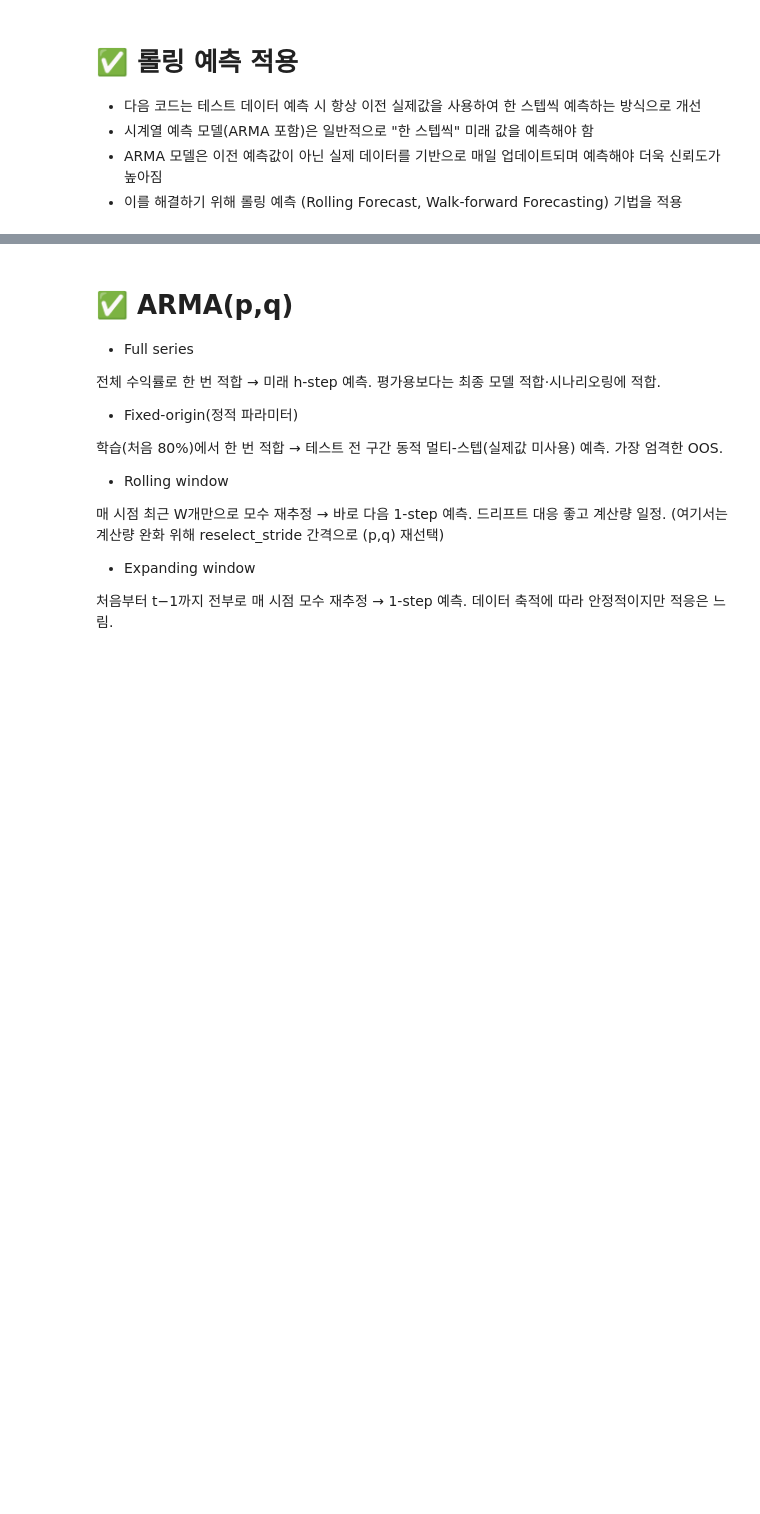
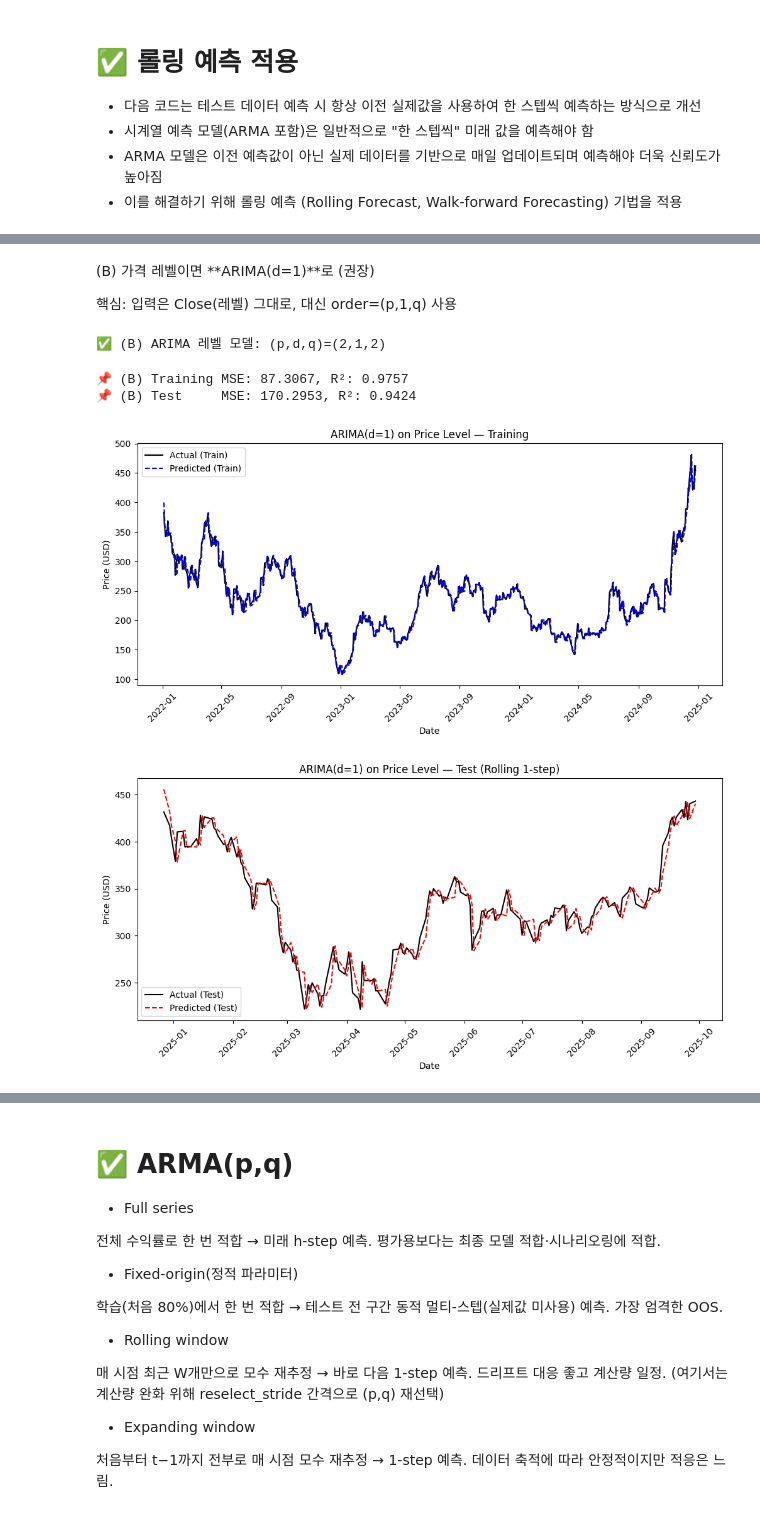
Before and after one commit to nhjung-phd/TimeSeriesAnalysis, a Jupyter notebook: notebooks/03_ARMA_forecasting.ipynb, the cells around one changed output, grey strips where cells are left out. Saved outputs shown, nothing was run; the diff lists cells and outputs as text; code cells hidden in the pictures; blank space fills up the shorter version.

```diff
--- a/notebooks/03_ARMA_forecasting.ipynb
+++ b/notebooks/03_ARMA_forecasting.ipynb
@@ -320,0 +486,76 @@ plt.show()
+# %% [markdown]
+(B) 가격 레벨이면 **ARIMA(d=1)**로 (권장)
+
+핵심: 입력은 Close(레벨) 그대로, 대신 order=(p,1,q) 사용
+# %%
+import numpy as np
+import pandas as pd
+import yfinance as yf
+import matplotlib.pyplot as plt
+import seaborn as sns
+from statsmodels.tsa.arima.model import ARIMA
+from sklearn.metrics import mean_squared_error, r2_score
+
+# 1) 데이터 다운로드
+df = yf.download("TSLA", start="2022-01-01", end="2025-09-30", auto_adjust=True, progress=False).reset_index()
+
+# 2) train/test split
+train_size = int(len(df) * 0.8)
+train, test = df.iloc[:train_size].copy(), df.iloc[train_size:].copy()
+
+# 3) (p,q) 탐색은 '차분된 값'에서 하는 게 더 안정적 (최소 수정 방식)
+#    → 여기서는 간단히 (p,q) 후보를 작게 고정하거나, 차분 후 AIC 탐색을 권장합니다.
+#    실습 안정성을 위해 우선 제한된 범위로 직접 탐색:
+best_p, best_q = 2, 2   # 수업용 기본값(안정적). 필요하면 0~3에서 비교하세요.
+print(f"✅ (B) ARIMA 레벨 모델: (p,d,q)=({best_p},1,{best_q})")
+
+# 4) ARIMA(p,1,q) 적합
+model = ARIMA(train["Close"], order=(best_p, 1, best_q))
+model_fit = model.fit()
+
+# 5) Train 예측(주의: d=1이면 예측 값 해석이 달라질 수 있음)
+train_pred = model_fit.predict(start=1, end=len(train)-1)
+train_actual = train["Close"].iloc[1:]
+
+# 6) Test 롤링 1-step 예측
+rolling_predictions = []
+history = train["Close"].squeeze().tolist() # .squeeze() 추가하여 1차원 리스트 보장
+
+for t in range(len(test)):
+    m = ARIMA(history, order=(best_p, 1, best_q))
+    mf = m.fit()
+    pred = mf.forecast(steps=1)
+    rolling_predictions.append(float(pred[0]))
+    history.append(test["Close"].iloc[t].item()) # .item()을 사용하여 스칼라 값 추출
+
+test_actual = test["Close"]
+
+# 7) 성능평가
+train_mse = mean_squared_error(train_actual, train_pred)
+test_mse  = mean_squared_error(test_actual, rolling_predictions)
+train_r2  = r2_score(train_actual, train_pred)
+test_r2   = r2_score(test_actual, rolling_predictions)
+
+print(f"📌 (B) Training MSE: {train_mse:.4f}, R²: {train_r2:.4f}")
+print(f"📌 (B) Test     MSE: {test_mse:.4f}, R²: {test_r2:.4f}")
+
+# 8) 시각화
+plt.figure(figsize=(12,5))
+plt.plot(train["Date"].iloc[1:], train_actual, label="Actual (Train)", color="black")
+plt.plot(train["Date"].iloc[1:], train_pred, label="Predicted (Train)", color="blue", linestyle="--")
+plt.title("ARIMA(d=1) on Price Level — Training")
+plt.xlabel("Date"); plt.ylabel("Price (USD)")
+plt.xticks(rotation=45); plt.legend(); plt.show()
+
+plt.figure(figsize=(12,5))
+plt.plot(test["Date"], test_actual, label="Actual (Test)", color="black")
+plt.plot(test["Date"], rolling_predictions, label="Predicted (Test)", color="red", linestyle="--")
+plt.title("ARIMA(d=1) on Price Level — Test (Rolling 1-step)")
+plt.xlabel("Date"); plt.ylabel("Price (USD)")
+plt.xticks(rotation=45); plt.legend(); plt.show()
+# %% [output]
+✅ (B) ARIMA 레벨 모델: (p,d,q)=(2,1,2)
+📌 (B) Training MSE: 87.3067, R²: 0.9757
+📌 (B) Test     MSE: 170.2953, R²: 0.9424
+[figure, added]
+[figure, added]
```
Also changed, not shown: parts of 24 cells of this notebook.
